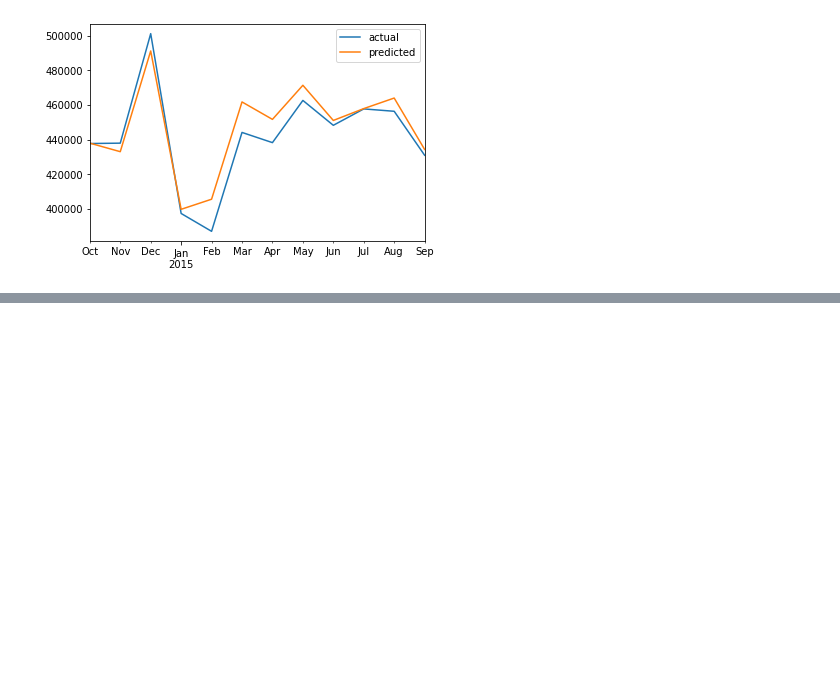
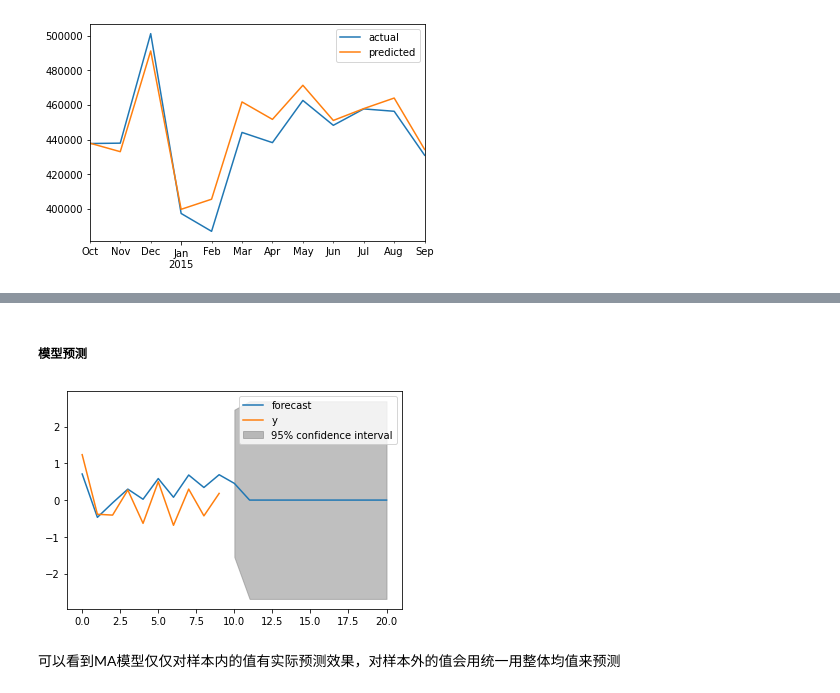
Before and after one commit to muxi324/timeseries101, a Jupyter notebook: cp4.ipynb, the cells around one changed output, grey strips where cells are left out. Cells and saved outputs as stored; diff of their text form; code cells hidden in the pictures; blank space fills up the shorter version.

```diff
--- a/cp4.ipynb
+++ b/cp4.ipynb
@@ -117,0 +144,10 @@ compare_df.plot()
+# %%
+# order=(0,1)表示这是一个纯MA(1)模型
+mod = ARMA(simulated_data_1, order=(0, 1))
+res = mod.fit()
+
+# 观察模型拟合结果， 系数为-0.8937，和我们创建时间序列的系数-0.9很接近
+print(res.summary())
+
+# 打印拟合值
+print(res.params)
@@ -117,0 +190,9 @@ compare_df.plot()
+# %% [markdown]
+##### 模型预测
+# %%
+res.plot_predict(start=990, end=1010)
+plt.show()
+# %% [output]
+[figure, added]
+# %% [markdown]
+可以看到MA模型仅仅对样本内的值有实际预测效果，对样本外的值会用统一用整体均值来预测
```
Also changed, not shown: parts of 7 cells of this notebook, 4 other files.
